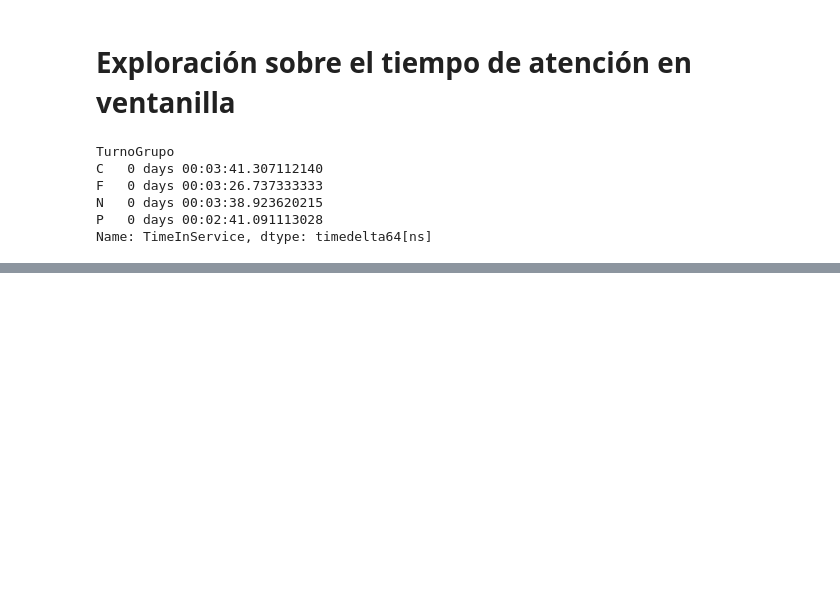
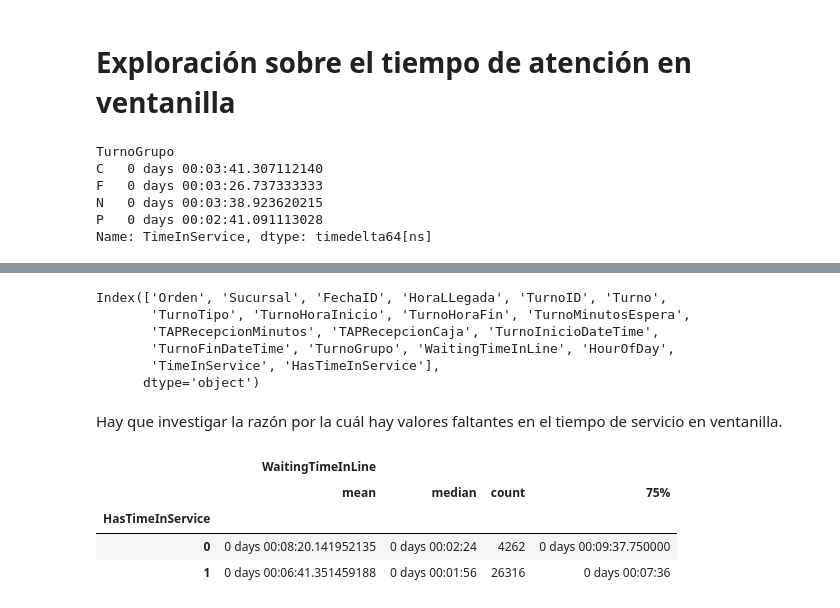
Before and after one commit to LeoCumpli21/health-clinic-optimization, a Jupyter notebook: notebooks/exploratory_analysis_p1.ipynb, the cells around one changed output, grey strips where cells are left out. Cells and saved outputs as stored; diff of their text form; code cells hidden in the pictures; blank space fills up the shorter version.

```diff
--- a/notebooks/exploratory_analysis_p1.ipynb
+++ b/notebooks/exploratory_analysis_p1.ipynb
@@ -405,0 +414,11 @@ Name: TAPRecepcionMinutos, Length: 30578, dtype: float64
+# %%
+clinics_df.columns
+# %% [output]
+Index(['Orden', 'Sucursal', 'FechaID', 'HoraLLegada', 'TurnoID', 'Turno',
+       'TurnoTipo', 'TurnoHoraInicio', 'TurnoHoraFin', 'TurnoMinutosEspera',
+       'TAPRecepcionMinutos', 'TAPRecepcionCaja', 'TurnoInicioDateTime',
+       'TurnoFinDateTime', 'TurnoGrupo', 'WaitingTimeInLine', 'HourOfDay',
+       'TimeInService', 'HasTimeInService'],
+      dtype='object')
+# %% [markdown]
+Hay que investigar la razón por la cuál hay valores faltantes en el tiempo de servicio en ventanilla.
@@ -405,0 +430,10 @@ Name: TAPRecepcionMinutos, Length: 30578, dtype: float64
+# %%
+clinics_df.groupby('HasTimeInService')[['WaitingTimeInLine']].agg([
+    'mean', 'median', 'count', ('75%', lambda x: x.quantile(0.75))
+])
+# %% [output]
+|  | WaitingTimeInLine |  |  |  |
+|  | mean | median | count | 75% |
+| HasTimeInService |  |  |  |  |
+| 0 | 0 days 00:08:20.141952135 | 0 days 00:02:24 | 4262 | 0 days 00:09:37.750000 |
+| 1 | 0 days 00:06:41.351459188 | 0 days 00:01:56 | 26316 | 0 days 00:07:36 |
```
Also changed, not shown: parts of 13 cells of this notebook.
